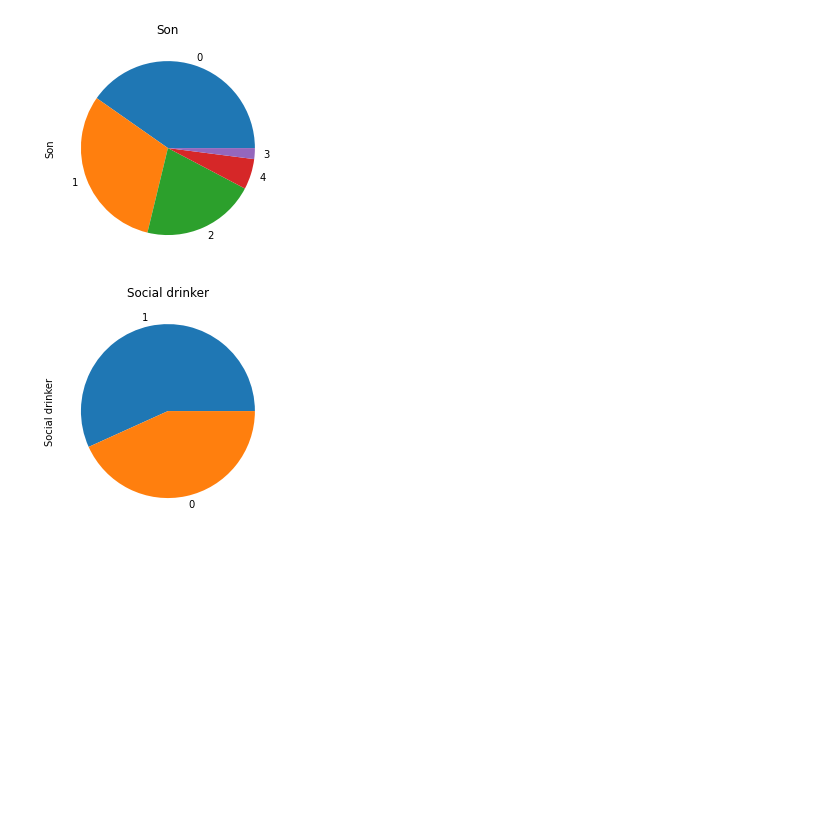
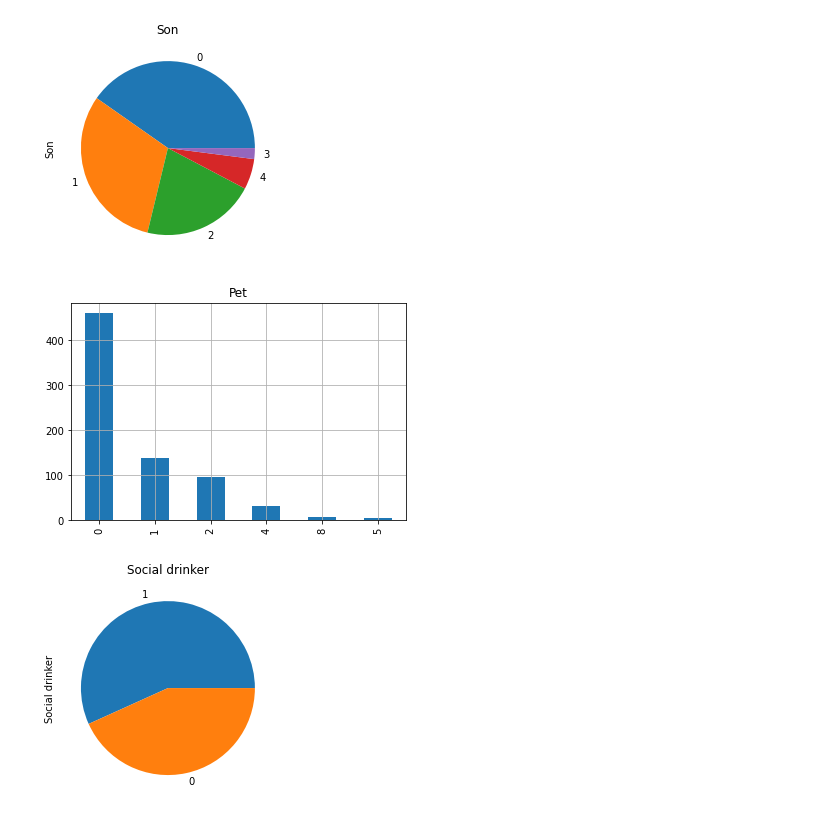
Before and after one commit to dmitriiannenkov/ml_hw_2, a Jupyter notebook: ML_Homework2_da1736.ipynb, the cells around one changed output. Cells and saved outputs as stored; diff of their text form; code cells hidden in the pictures; blank space fills up the shorter version.

```diff
--- a/ML_Homework2_da1736.ipynb
+++ b/ML_Homework2_da1736.ipynb
@@ -193,6 +199,13 @@ plt.grid()
 plt.show()
 # %% [output]
 [figure]
+# %%
+df['Pet'].value_counts().plot(kind='bar')
+plt.title('Pet')
+plt.grid()
+plt.show()
+# %% [output]
+[figure, added]
 # %%
 df['Social drinker'].value_counts().plot(kind='pie')
 plt.title('Social drinker')
```
Also changed, not shown: parts of 49 cells of this notebook.
